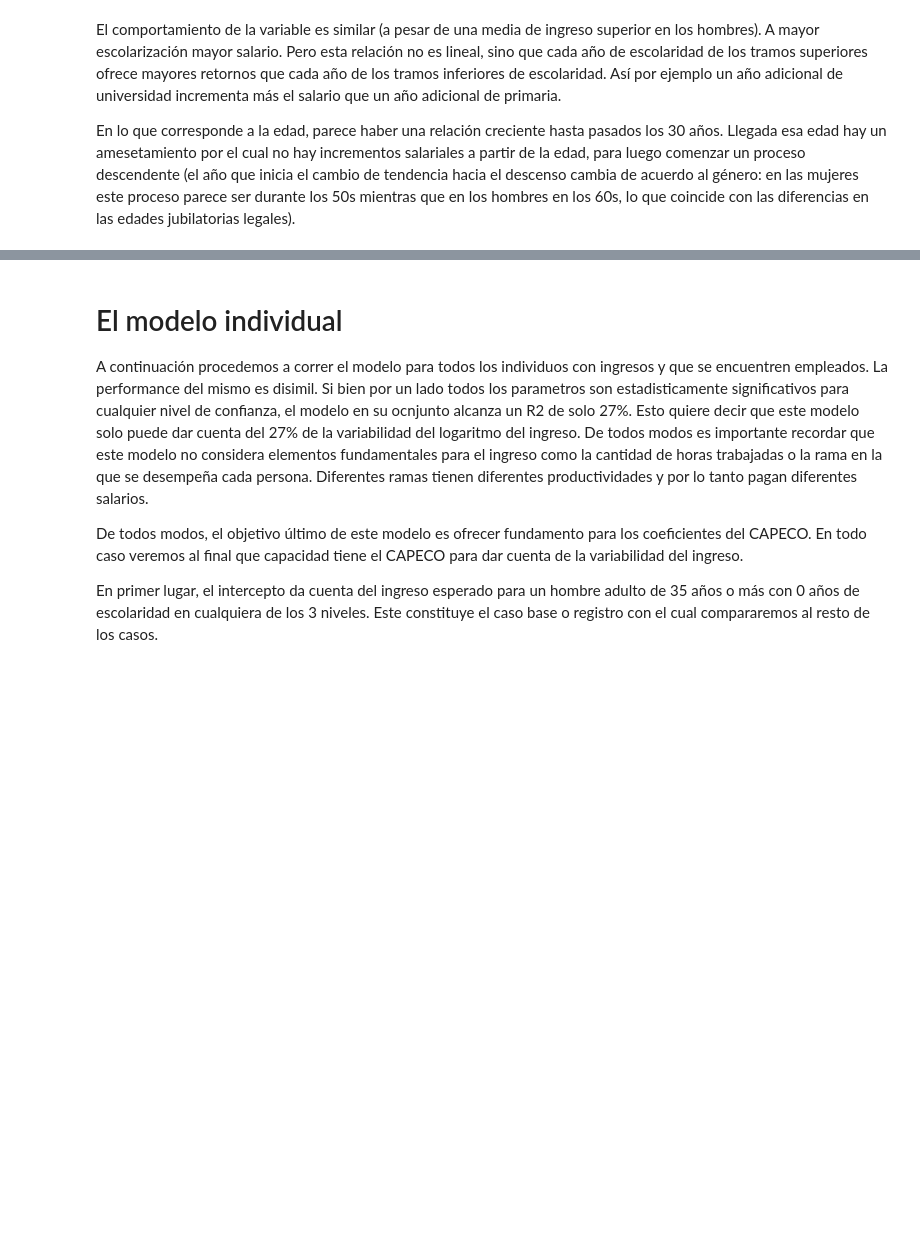
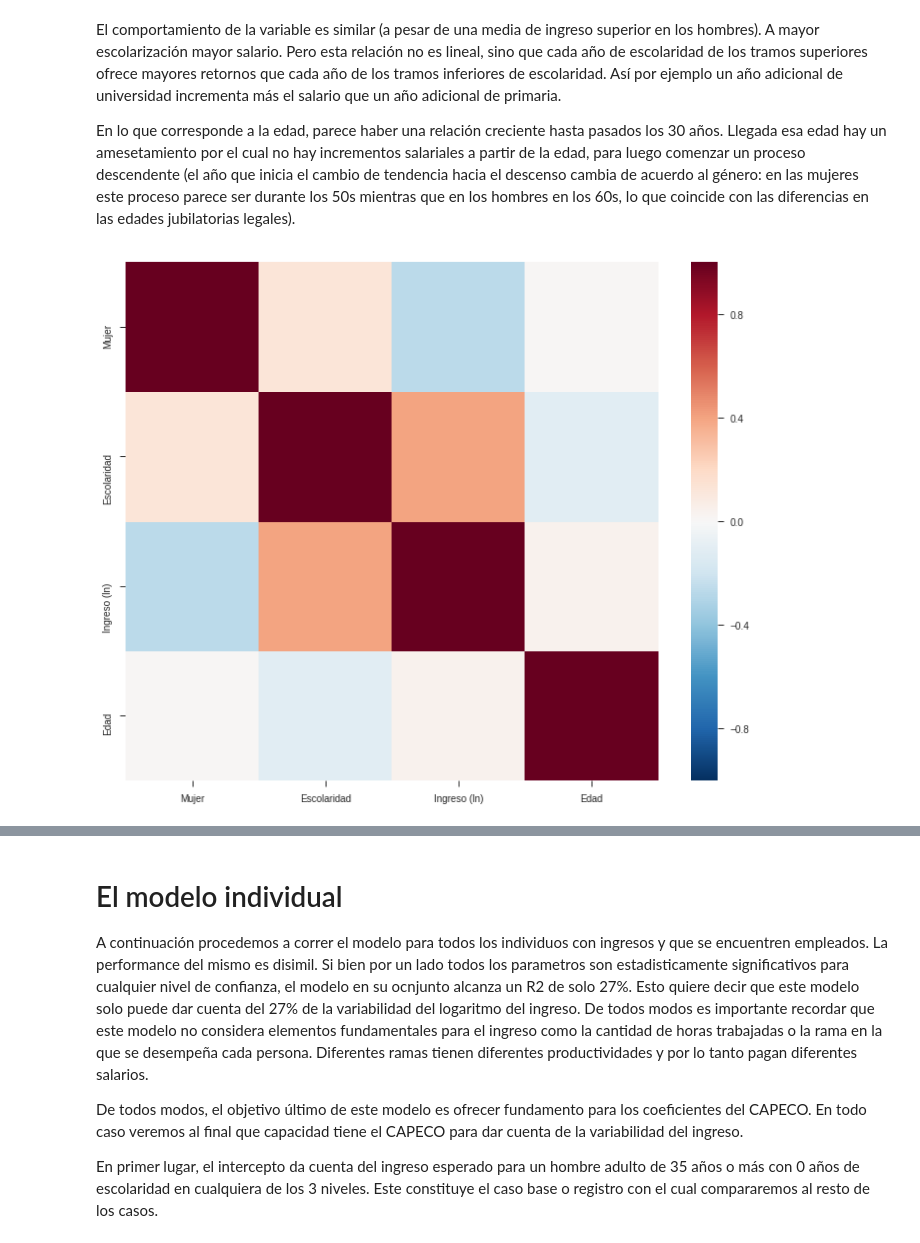
Before and after one commit to alephcero/thesis, a Jupyter notebook: src/Chapter 3 - modelingAndCoeficients.ipynb, the cells around one changed output, grey strips where cells are left out. Saved outputs shown, nothing was run; the diff lists cells and outputs as text; code cells hidden in the pictures; blank space fills up the shorter version.

```diff
--- a/src/Chapter 3 - modelingAndCoeficients.ipynb
+++ b/src/Chapter 3 - modelingAndCoeficients.ipynb
@@ -125,3 +282,17 @@ g2.plot_marginals(sns.distplot)
 El comportamiento de la variable es similar (a pesar de una media de ingreso superior en los hombres). A mayor escolarización mayor salario. Pero esta relación no es lineal, sino que cada año de escolaridad de los tramos superiores ofrece mayores retornos que cada año de los tramos inferiores de escolaridad. Así por ejemplo un año adicional de universidad incrementa más el salario que un año adicional de primaria.
 
 En lo que corresponde a la edad, parece haber una relación creciente hasta pasados los 30 años. Llegada esa edad hay un amesetamiento por el cual no hay incrementos salariales a partir de la edad, para luego comenzar un proceso descendente (el año que inicia el cambio de tendencia hacia el descenso cambia de acuerdo al género: en las mujeres este proceso parece ser durante los 50s mientras que en los hombres en los 60s, lo que coincide con las diferencias en las edades jubilatorias legales).
+# %%
+listaVariables=['female','education','lnIncome','age']
+#sns.set(context="paper", font="monospace", font_scale=2)
+
+corrmat = dataPlotModel.loc[:,listaVariables].corr()
+f, ax = plt.subplots(figsize=(10, 8))
+sns.heatmap(corrmat,
+            xticklabels = ['Mujer',u'Escolaridad','Ingreso (ln)','Edad'],
+            yticklabels = ['Mujer',u'Escolaridad','Ingreso (ln)','Edad']
+           )
+f.tight_layout()
+f.savefig('../img/capitulo3/corrMatrix.png')
+# %% [output]
+[figure, added]
```
Also changed, not shown: parts of 63 cells of this notebook, 34 other files.
